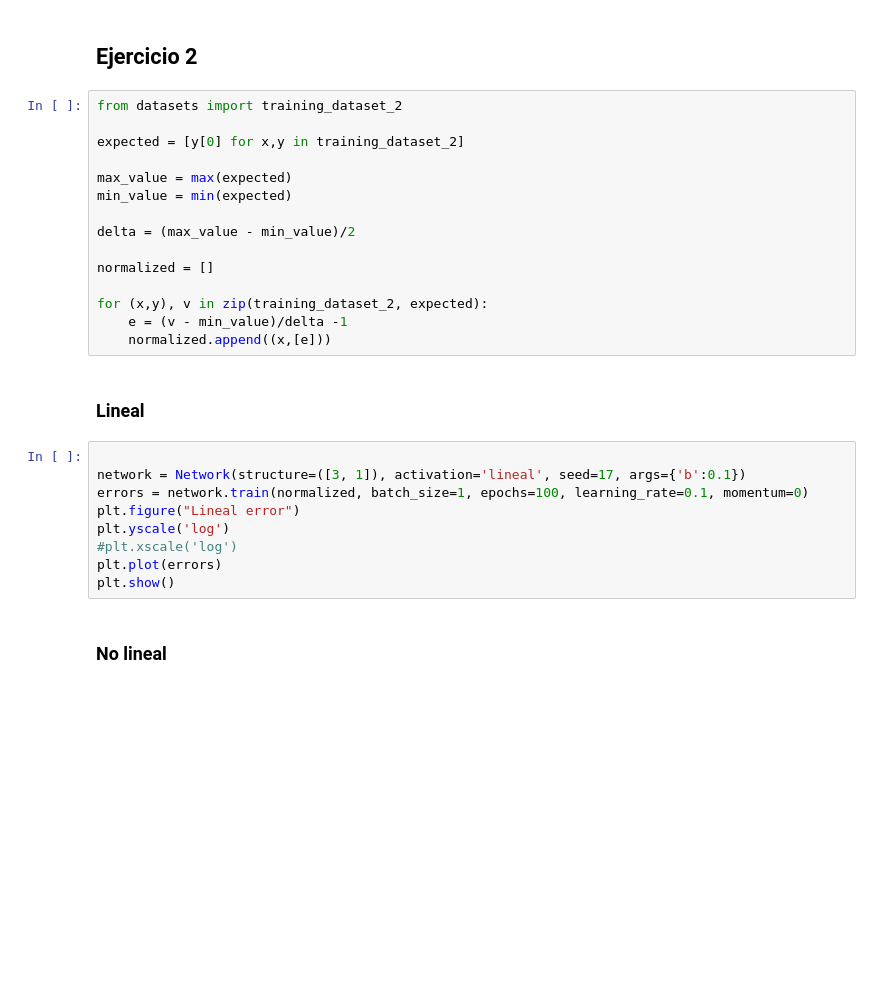
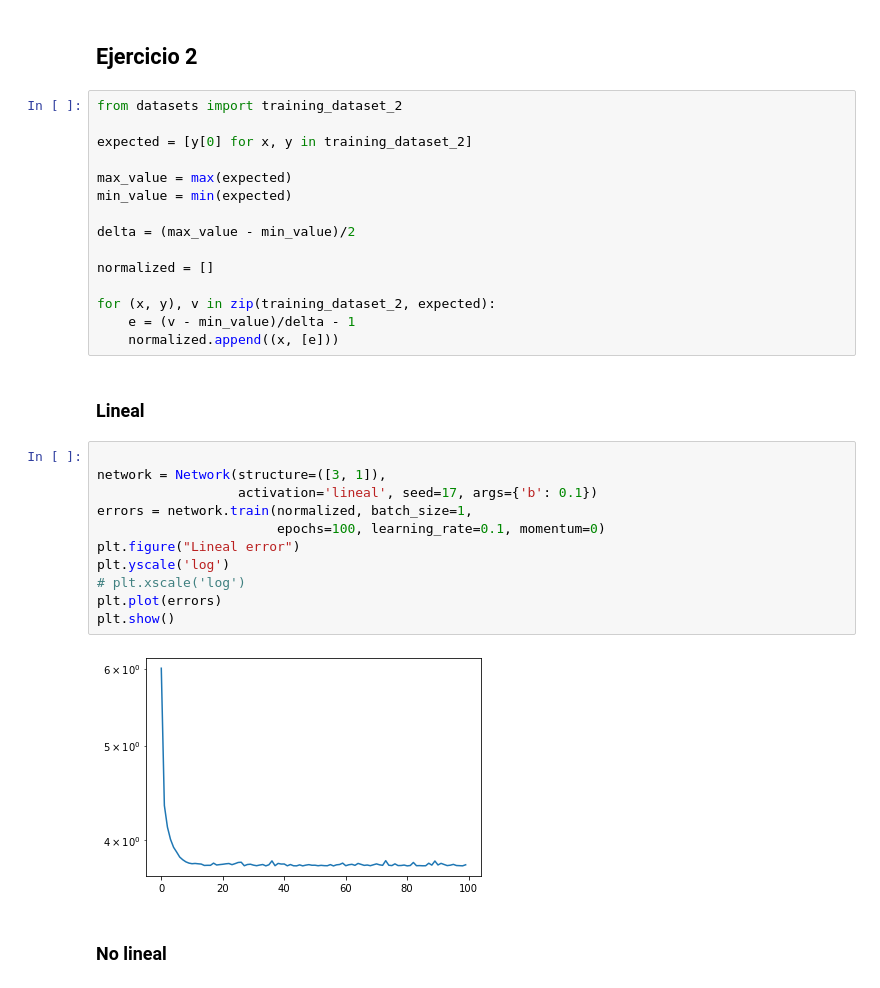
Before and after one commit to Natu17/TPs_SIA, a Jupyter notebook: TP3/TP3.ipynb, the cells around one changed output. Cells and saved outputs as stored; diff of their text form; blank space fills up the shorter version.

```diff
--- a/TP3/TP3.ipynb
+++ b/TP3/TP3.ipynb
@@ -90,7 +100,7 @@ plot(dataset,network)
 # %%
 from datasets import training_dataset_2
 
-expected = [y[0] for x,y in training_dataset_2]
+expected = [y[0] for x, y in training_dataset_2]
 
 max_value = max(expected)
 min_value = min(expected)
@@ -99,20 +109,24 @@ delta = (max_value - min_value)/2
 
 normalized = []
 
-for (x,y), v in zip(training_dataset_2, expected):
-    e = (v - min_value)/delta -1
-    normalized.append((x,[e]))
+for (x, y), v in zip(training_dataset_2, expected):
+    e = (v - min_value)/delta - 1
+    normalized.append((x, [e]))
 # %% [markdown]
 ### Lineal
 # %%
 
-network = Network(structure=([3, 1]), activation='lineal', seed=17, args={'b':0.1})
-errors = network.train(normalized, batch_size=1, epochs=100, learning_rate=0.1, momentum=0)
+network = Network(structure=([3, 1]),
+                  activation='lineal', seed=17, args={'b': 0.1})
+errors = network.train(normalized, batch_size=1,
+                       epochs=100, learning_rate=0.1, momentum=0)
 plt.figure("Lineal error")
 plt.yscale('log')
-#plt.xscale('log')
+# plt.xscale('log')
 plt.plot(errors)
 plt.show()
+# %% [output]
+[figure, added]
 # %% [markdown]
 ### No lineal
 # %%
```
Also changed, not shown: parts of 15 cells of this notebook, 1 other file.
